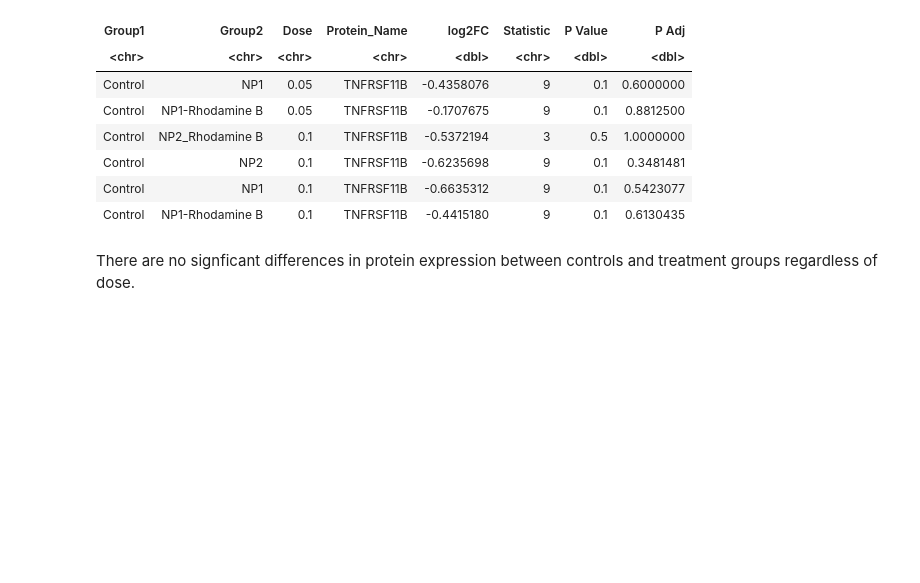
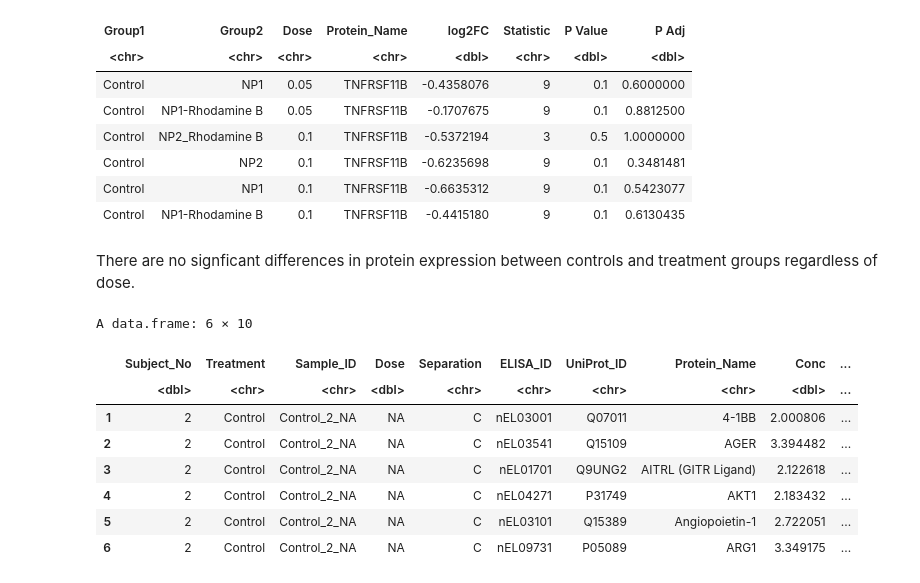
Before and after one commit to Ragerlab/2026_Ghosh_An-In-Vitro-Model-for-Human-Airway-Epithelial-Cells-Preloading-with-Polyethylene-Terephth, a Jupyter notebook: 1. Group Distribution Analysis/Group Distribution Analysis.ipynb, the cells around one changed output. Cells and saved outputs as stored; diff of their text form; code cells hidden in the pictures; blank space fills up the shorter version.

```diff
--- a/1. Group Distribution Analysis/Group Distribution Analysis.ipynb
+++ b/1. Group Distribution Analysis/Group Distribution Analysis.ipynb
@@ -162,4 +162,16 @@ A grouped_df: 6 × 8
 | Control | NP1-Rhodamine B | 0.1 | TNFRSF11B | -0.4415180 | 9 | 0.1 | 0.6130435 |
 # %% [markdown]
 There are no signficant differences in protein expression between controls and treatment groups regardless of dose.
+# %%
+head(protein_df)
+# %% [output]
+A data.frame: 6 × 10
+|  | Subject_No | Treatment | Sample_ID | Dose | Separation | ELISA_ID | UniProt_ID | Protein_Name | Conc | ... |
+|  | <dbl> | <chr> | <chr> | <dbl> | <chr> | <chr> | <chr> | <chr> | <dbl> | ... |
+| 1 | 2 | Control | Control_2_NA | NA | C | nEL03001 | Q07011 | 4-1BB | 2.000806 | ... |
+| 2 | 2 | Control | Control_2_NA | NA | C | nEL03541 | Q15109 | AGER | 3.394482 | ... |
+| 3 | 2 | Control | Control_2_NA | NA | C | nEL01701 | Q9UNG2 | AITRL (GITR Ligand) | 2.122618 | ... |
+| 4 | 2 | Control | Control_2_NA | NA | C | nEL04271 | P31749 | AKT1 | 2.183432 | ... |
+| 5 | 2 | Control | Control_2_NA | NA | C | nEL03101 | Q15389 | Angiopoietin-1 | 2.722051 | ... |
+| 6 | 2 | Control | Control_2_NA | NA | C | nEL09731 | P05089 | ARG1 | 3.349175 | ... |
 # %%
```
Also changed, not shown: parts of 6 cells of this notebook.
